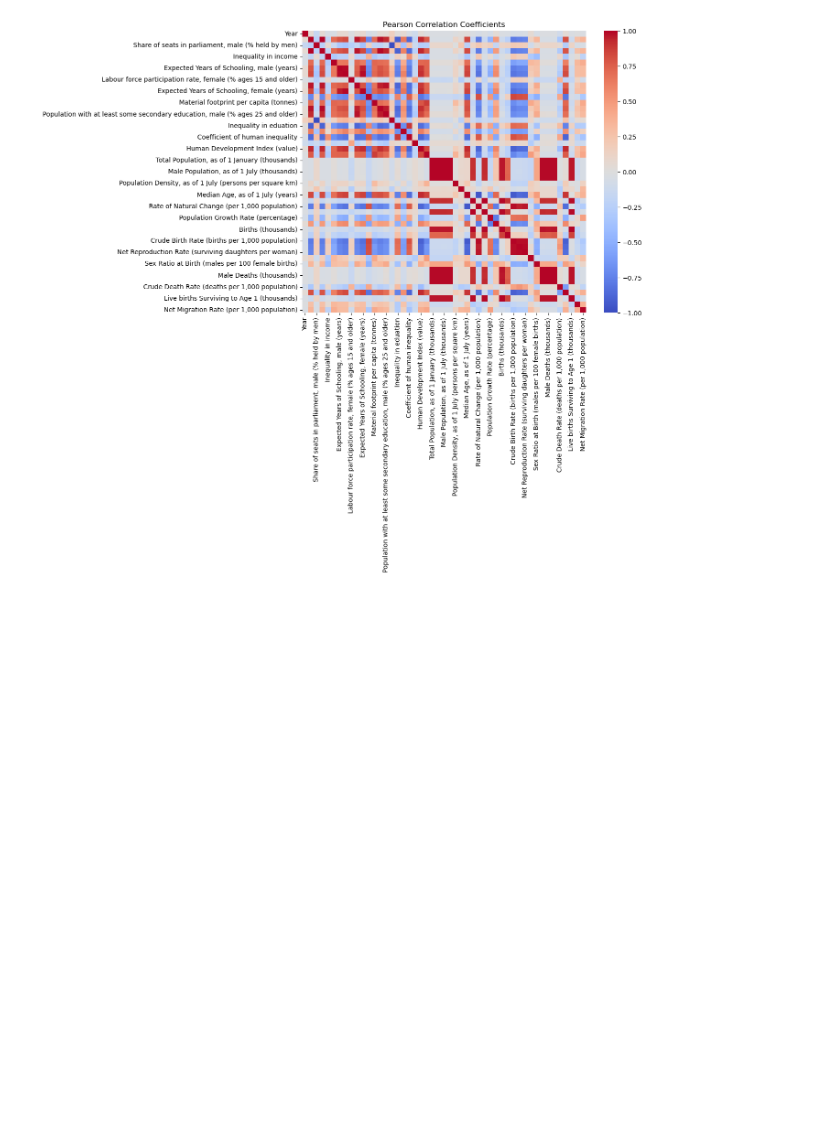
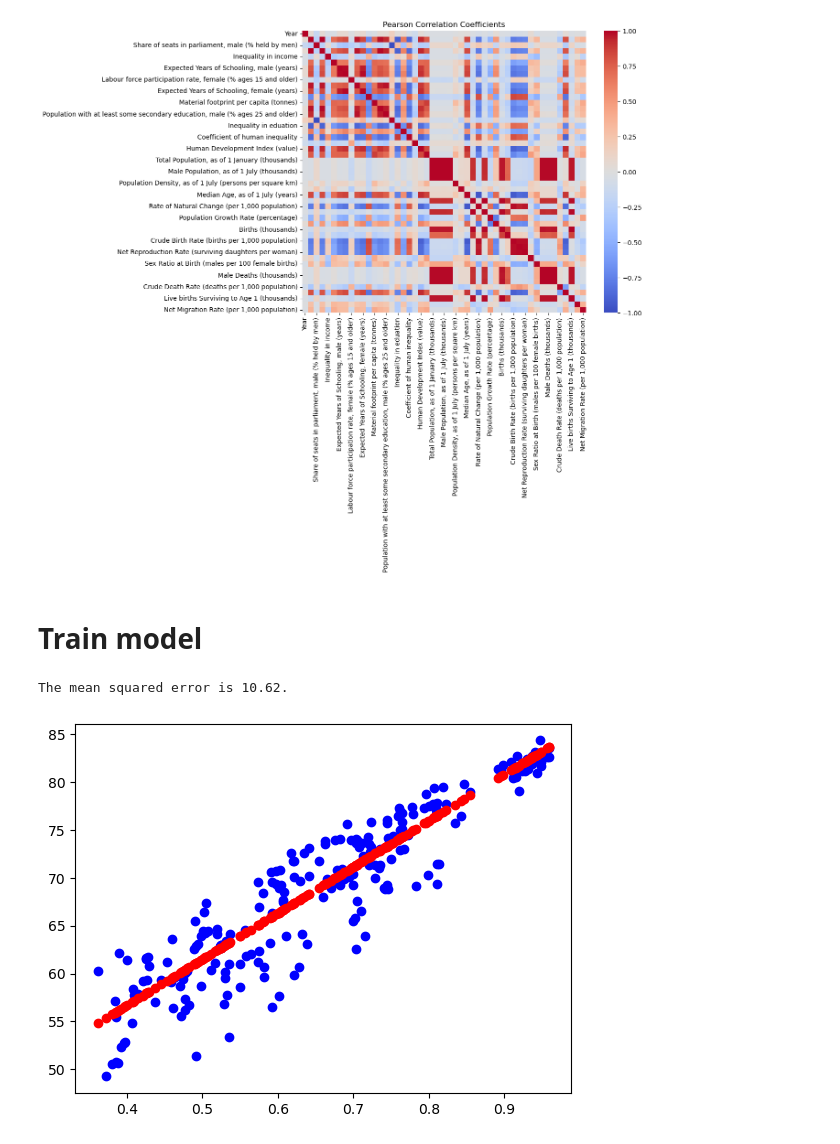
Before and after one commit to olabratt/DIT407, a Jupyter notebook: Assignment4/ola/assignment4.ipynb, the cells around one changed output. Cells and saved outputs as stored; diff of their text form; code cells hidden in the pictures; blank space fills up the shorter version.

```diff
--- a/Assignment4/ola/assignment4.ipynb
+++ b/Assignment4/ola/assignment4.ipynb
@@ -22,13 +24,11 @@ life_expectancy.set_index('Country', inplace=True)
 X = life_expectancy.drop('Life Expectancy at Birth, both sexes (years)', axis=1)  # Features
 y = life_expectancy['Life Expectancy at Birth, both sexes (years)']  # Target variable
 
-# Split the dataset into training and test sets
-# Use 80% of the data for training and 20% for testing
 X_train, X_test, y_train, y_test = train_test_split(X, y, test_size=0.2, random_state=42)
 
 
 # Compute Pearson correlation coefficients
-correlation_matrix = life_expectancy.corr()
+correlation_matrix = life_expectancy.corr(method='pearson')
 
 # Extract correlation coefficients of the target variable (life expectancy)
 correlation_with_life_expectancy = correlation_matrix['Life Expectancy at Birth, both sexes (years)']
@@ -49,3 +49,22 @@ pyplot.show()
 # %% [output]
 The variable 'Human Development Index (value)' has the strongest correlation with a coefficient of 0.93.
 [figure]
+# %% [markdown]
+<h1>Train model</h1>
+# %%
+
+X_train_strongest = X_train[[strongest_correlation_variable]]
+X_test_strongest = X_test[[strongest_correlation_variable]]
+
+# Train a linear regression model using the variable with the strongest correlation
+model = LinearRegression().fit(X_train_strongest, y_train)
+# Make predictions
+y_pred = model.predict(X_test_strongest)
+pyplot.scatter(X_test_strongest, y_test, color='blue')
+pyplot.scatter(X_test_strongest, y_pred, color='red')
+
+mse = mean_squared_error(y_test, y_pred)
+print(f"The mean squared error is {mse:.2f}.")
+# %% [output]
+The mean squared error is 10.62.
+[figure, added]
```
Also changed, not shown: parts of 7 cells of this notebook.
